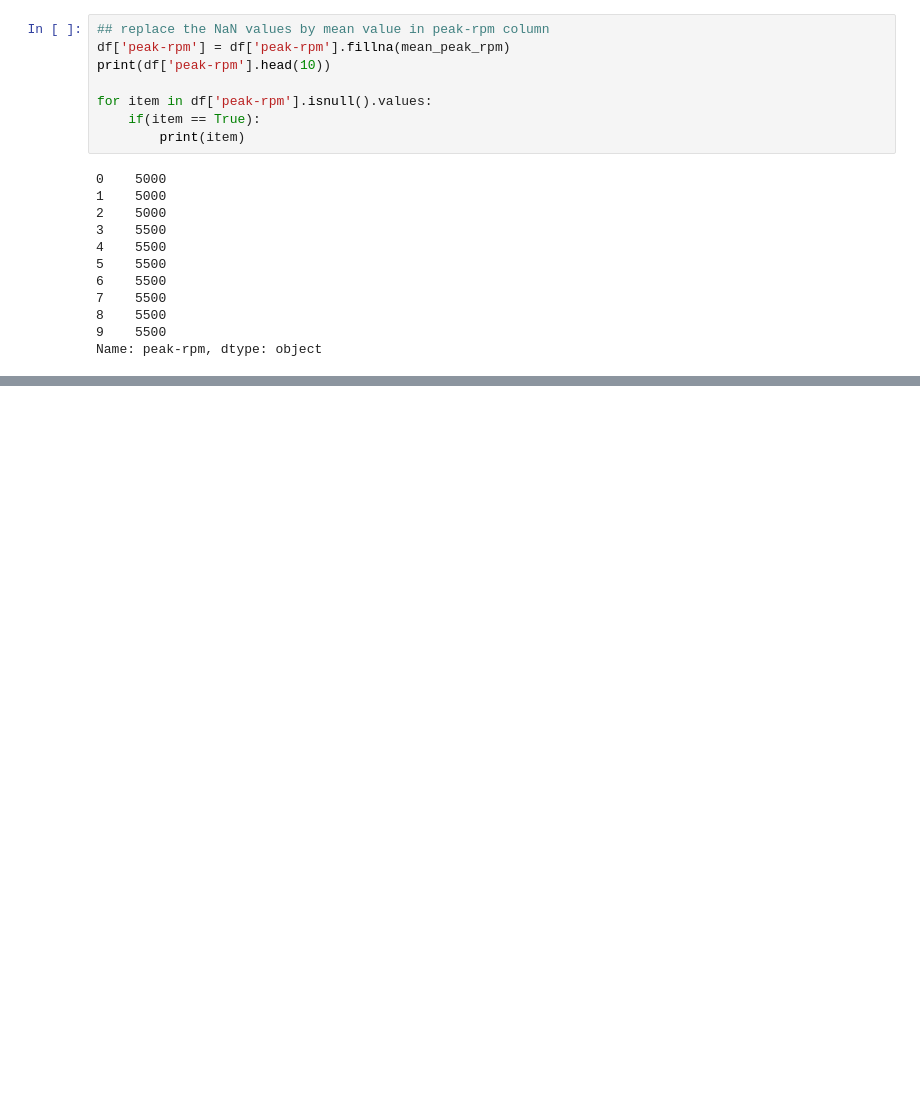
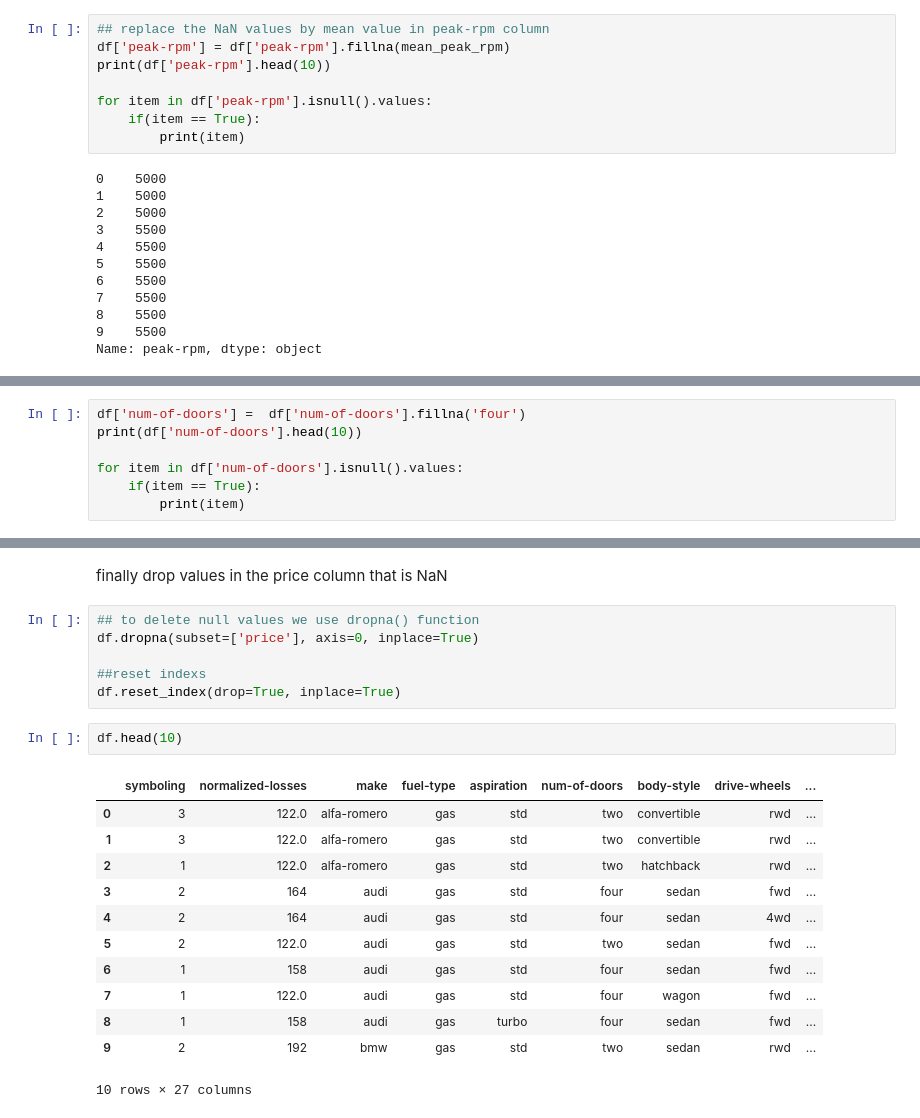
Before and after one commit to VishSeran/Data-Preprocessing, a Jupyter notebook: Data-Wrangling.ipynb, the cells around one changed output, grey strips where cells are left out. Saved outputs shown, nothing was run; the diff lists cells and outputs as text; blank space fills up the shorter version.

Commit message:
all null values missing data handled

```diff
--- a/Data-Wrangling.ipynb
+++ b/Data-Wrangling.ipynb
@@ -295,0 +322,7 @@ Name: peak-rpm, dtype: object
+# %%
+df['num-of-doors'] =  df['num-of-doors'].fillna('four')
+print(df['num-of-doors'].head(10))
+
+for item in df['num-of-doors'].isnull().values:
+    if(item == True):
+        print(item)
@@ -295,0 +341,23 @@ Name: peak-rpm, dtype: object
+# %% [markdown]
+finally drop values in the price column that is NaN
+# %%
+## to delete null values we use dropna() function
+df.dropna(subset=['price'], axis=0, inplace=True)
+
+##reset indexs
+df.reset_index(drop=True, inplace=True)
+# %%
+df.head(10)
+# %% [output]
+|  | symboling | normalized-losses | make | fuel-type | aspiration | num-of-doors | body-style | drive-wheels | ... |
+| 0 | 3 | 122.0 | alfa-romero | gas | std | two | convertible | rwd | ... |
+| 1 | 3 | 122.0 | alfa-romero | gas | std | two | convertible | rwd | ... |
+| 2 | 1 | 122.0 | alfa-romero | gas | std | two | hatchback | rwd | ... |
+| 3 | 2 | 164 | audi | gas | std | four | sedan | fwd | ... |
+| 4 | 2 | 164 | audi | gas | std | four | sedan | 4wd | ... |
+| 5 | 2 | 122.0 | audi | gas | std | two | sedan | fwd | ... |
+| 6 | 1 | 158 | audi | gas | std | four | sedan | fwd | ... |
+| 7 | 1 | 122.0 | audi | gas | std | four | wagon | fwd | ... |
+| 8 | 1 | 158 | audi | gas | turbo | four | sedan | fwd | ... |
+| 9 | 2 | 192 | bmw | gas | std | two | sedan | rwd | ... |
+10 rows × 27 columns
```
Also changed, not shown: parts of 5 cells of this notebook.
